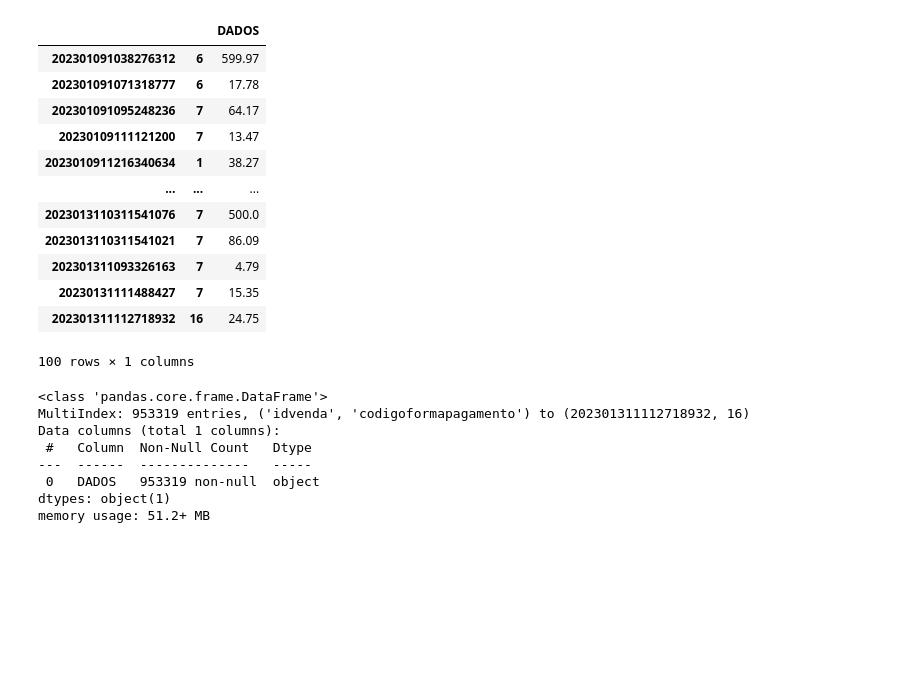
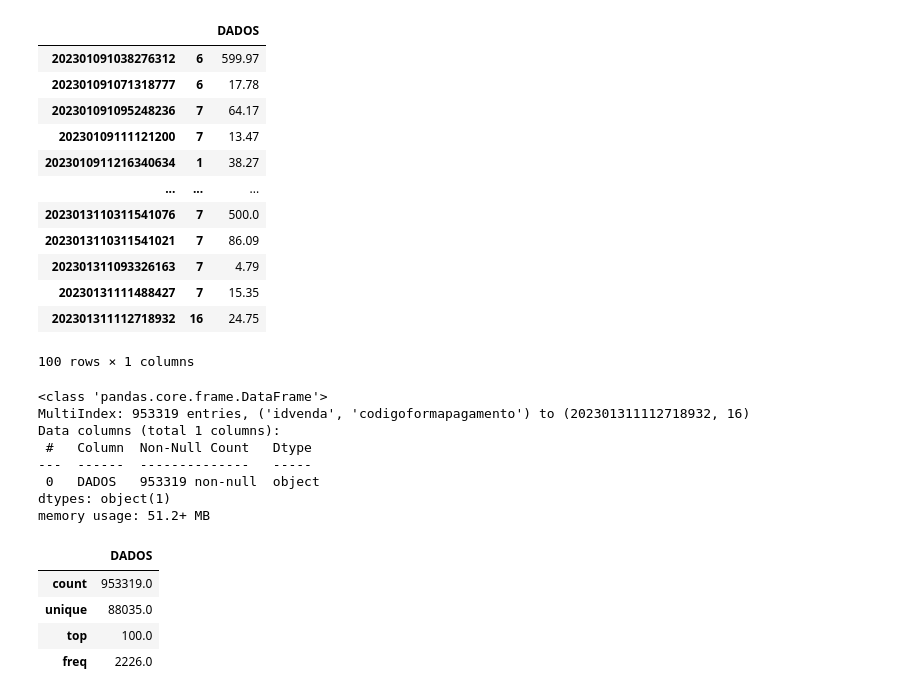
Before and after one commit to eduardomeloo/Python-datatech, a Jupyter notebook: Aula_14_03_2023.ipynb, the cells around one changed output. Cells and saved outputs as stored; diff of their text form; code cells hidden in the pictures; blank space fills up the shorter version.

```diff
--- a/Aula_14_03_2023.ipynb
+++ b/Aula_14_03_2023.ipynb
@@ -72,3 +70,11 @@ Data columns (total 1 columns):
  0   DADOS   953319 non-null  object
 dtypes: object(1)
 memory usage: 51.2+ MB
+# %%
+df_pagamento.describe()
+# %% [output]
+|  | DADOS |
+| count | 953319.0 |
+| unique | 88035.0 |
+| top | 100.0 |
+| freq | 2226.0 |
```
Also changed, not shown: parts of 1 cell of this notebook.
